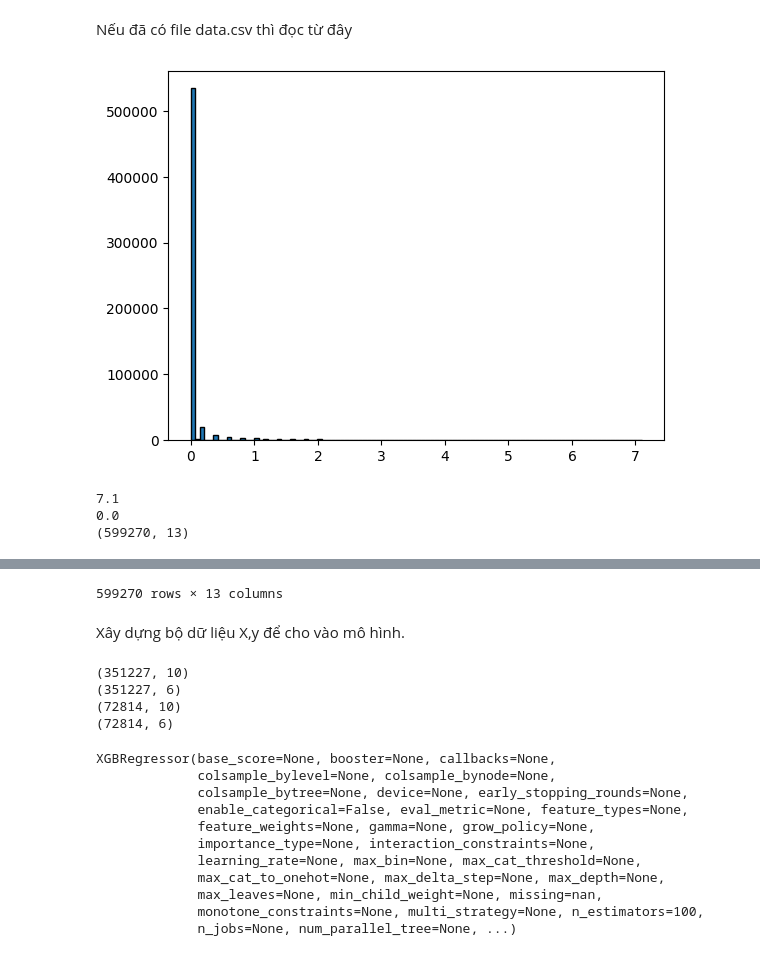
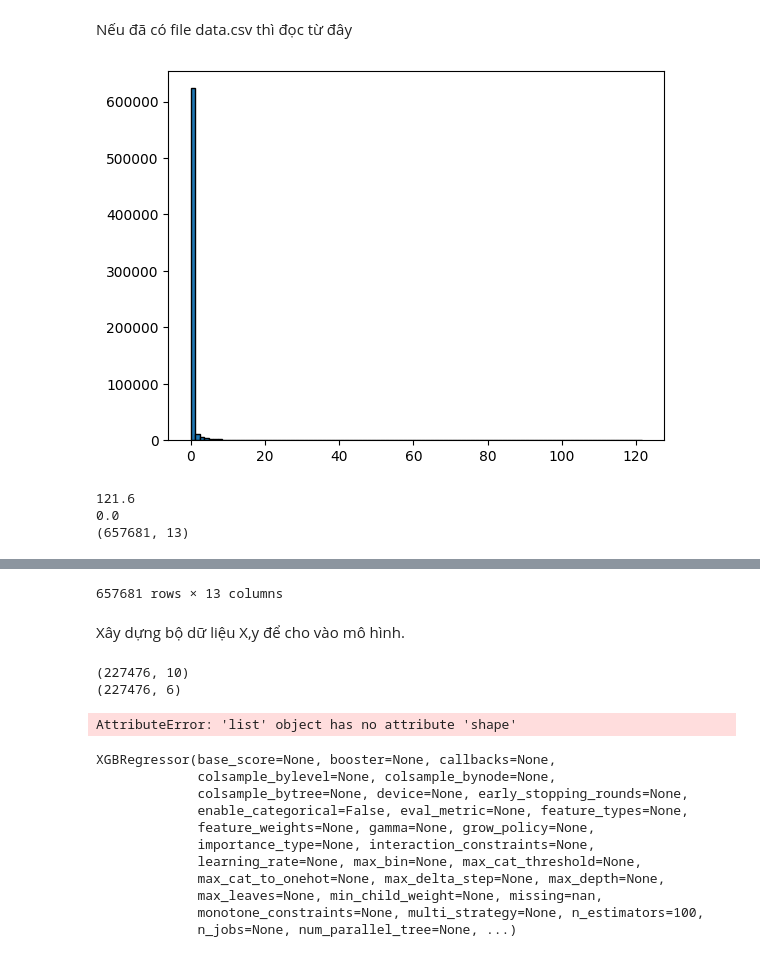
Before and after one commit to khanhtran0111/Rain-prediction, a Jupyter notebook: XGB.ipynb, the cells around one changed output, grey strips where cells are left out. Cells and saved outputs as stored; diff of their text form; code cells hidden in the pictures.

```diff
--- a/XGB.ipynb
+++ b/XGB.ipynb
@@ -157,26 +156,26 @@ def clean(column, data):
 # %%
 data_csv = pd.read_csv('data.csv')
 data_csv['datetime'] = pd.to_datetime(data_csv['datetime'])
 data_csv = data_csv.sort_values(by=['row', 'col'], ascending=[True, True]).reset_index(drop=True)
 opt_data_csv = data_csv[['row','col','datetime']+ opt_file_name]
 # pt = PowerTransformer(method='yeo-johnson')
-for i in opt_file_name:
+# for i in opt_file_name:
     # if i == 'AWS':
     #     continue
-    opt_data_csv = clean(i,opt_data_csv)
+    # opt_data_csv = clean(i,opt_data_csv)
     # opt_data_csv.loc[:,i] = pt.fit_transform(opt_data_csv[[i]])
 all_data = opt_data_csv.values
 plt.hist(opt_data_csv['AWS'], bins=100)
 plt.show()
 print(opt_data_csv['AWS'].max())
 print(opt_data_csv['AWS'].min())
 print(all_data.shape)
 opt_data_csv
 # %% [output]
-[figure, old version]
+[figure, new version]
-7.1
+121.6
 0.0
-(599270, 13)
+(657681, 13)
 |  | row | col | datetime | AWS | CAPE | V850 | EWSS | KX | U250 | U850 | CIN | ... |
 | 0 | 0 | 104 | 2020-10-01 00:00:00 | 0.0 | 197.250 | 3.68979 | -113.0550 | 36.6214 | -5.80037 | -0.907883 | 61.9535 | ... |
 | 1 | 0 | 104 | 2020-10-01 01:00:00 | 0.0 | 138.500 | 3.51732 | -128.2850 | 36.0785 | -5.51169 | -0.485977 | 9999.0000 | ... |
@@ -189,7 +188,7 @@ opt_data_csv
 | 657678 | 87 | 136 | 2020-10-31 21:00:00 | 3.8 | 43.625 | -2.82980 | -54.0625 | 33.4570 | -7.56140 | -5.307020 | 9999.0000 | ... |
 | 657679 | 87 | 136 | 2020-10-31 22:00:00 | 2.4 | 34.875 | -3.69713 | -50.9336 | 33.2179 | -7.94823 | -4.830630 | 9999.0000 | ... |
 | 657680 | 87 | 136 | 2020-10-31 23:00:00 | 3.0 | 23.375 | -4.00662 | -33.7500 | 32.7737 | -8.40677 | -5.185320 | 9999.0000 | ... |
-599270 rows × 13 columns
+657681 rows × 13 columns
 # %% [markdown]
 Xây dựng bộ dữ liệu X,y để cho vào mô hình.
 # %%
@@ -233,9 +231,9 @@ y_test = []
 
 X = []
 y = []
-# X_train,y_train = create_data(opt_data_csv[opt_data_csv['datetime'].dt.year == 2019].values , X_train, y_train, pre_time_step, aft_time_step)
-X_train,y_train = create_data(opt_data_csv[(opt_data_csv['datetime'] >= pd.Timestamp('2019-4-1 00:00:00')) & (opt_data_csv['datetime']<= pd.Timestamp('2020-10-15 23:00:00'))].values , X_train, y_train, pre_time_step, aft_time_step)
-X_test,y_test = create_data(opt_data_csv[(opt_data_csv['datetime'] >= pd.Timestamp('2020-10-16 00:00:00')) & (opt_data_csv['datetime'] <= pd.Timestamp('2020-10-31 23:00:00'))].values , X_test, y_test, pre_time_step, aft_time_step)
+X_train,y_train = create_data(opt_data_csv[opt_data_csv['datetime'].dt.year == 2019].values , X_train, y_train, pre_time_step, aft_time_step)
+# X_train,y_train = create_data(opt_data_csv[(opt_data_csv['datetime'] >= pd.Timestamp('2019-4-1 00:00:00')) & (opt_data_csv['datetime']<= pd.Timestamp('2020-10-15 23:00:00'))].values , X_train, y_train, pre_time_step, aft_time_step)
+# X_test,y_test = create_data(opt_data_csv[(opt_data_csv['datetime'] >= pd.Timestamp('2020-10-16 00:00:00')) & (opt_data_csv['datetime'] <= pd.Timestamp('2020-10-31 23:00:00'))].values , X_test, y_test, pre_time_step, aft_time_step)
 # X,y = create_data(all_data, X, y, pre_time_step, aft_time_step)
 # X_train, X_test, y_train, y_test = train_test_split(X, y, test_size=0.2, random_state=42)
 
@@ -247,10 +245,9 @@ print(y_train.shape)
 print(X_test.shape)
 print(y_test.shape)
 # %% [output]
-(351227, 10)
-(351227, 6)
-(72814, 10)
-(72814, 6)
+(227476, 10)
+(227476, 6)
+AttributeError: 'list' object has no attribute 'shape'
 # %%
 xgbc_model = xgb.XGBClassifier(n_estimators=100, random_state=42)
 xgbr_model = xgb.XGBRegressor(objective='reg:squarederror', n_estimators=100, random_state=42)
```
Also changed, not shown: parts of 3 cells of this notebook, 1 other file.
